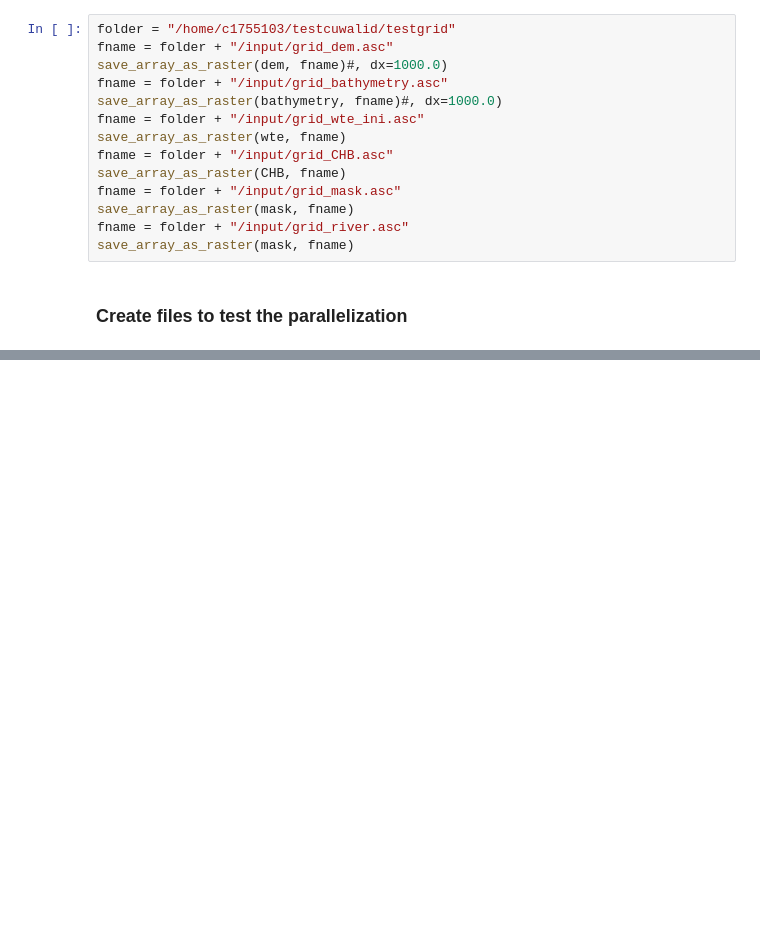
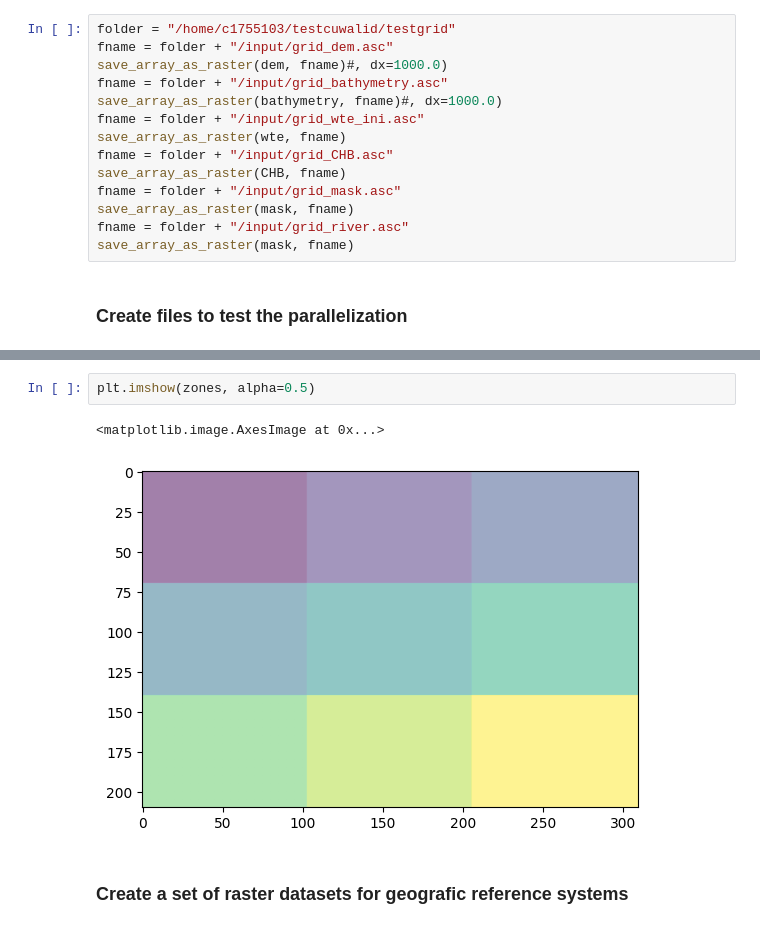
Before and after one commit to AndresQuichimbo/CUWALID-tutorials, a Jupyter notebook: Training/Python/Create_raster_files_samples.ipynb, the cells around one changed output, grey strips where cells are left out. Drawn from its saved outputs; the diff is of its cells as text; blank space fills up the shorter version.

```diff
--- a/Training/Python/Create_raster_files_samples.ipynb
+++ b/Training/Python/Create_raster_files_samples.ipynb
@@ -469,0 +538,7 @@ plt.imshow(mask)
+# %%
+plt.imshow(zones, alpha=0.5)
+# %% [output]
+<matplotlib.image.AxesImage at 0x...>
+[figure, added]
+# %% [markdown]
+### Create a set of raster datasets for geografic reference systems
```
Also changed, not shown: parts of 21 cells of this notebook.
